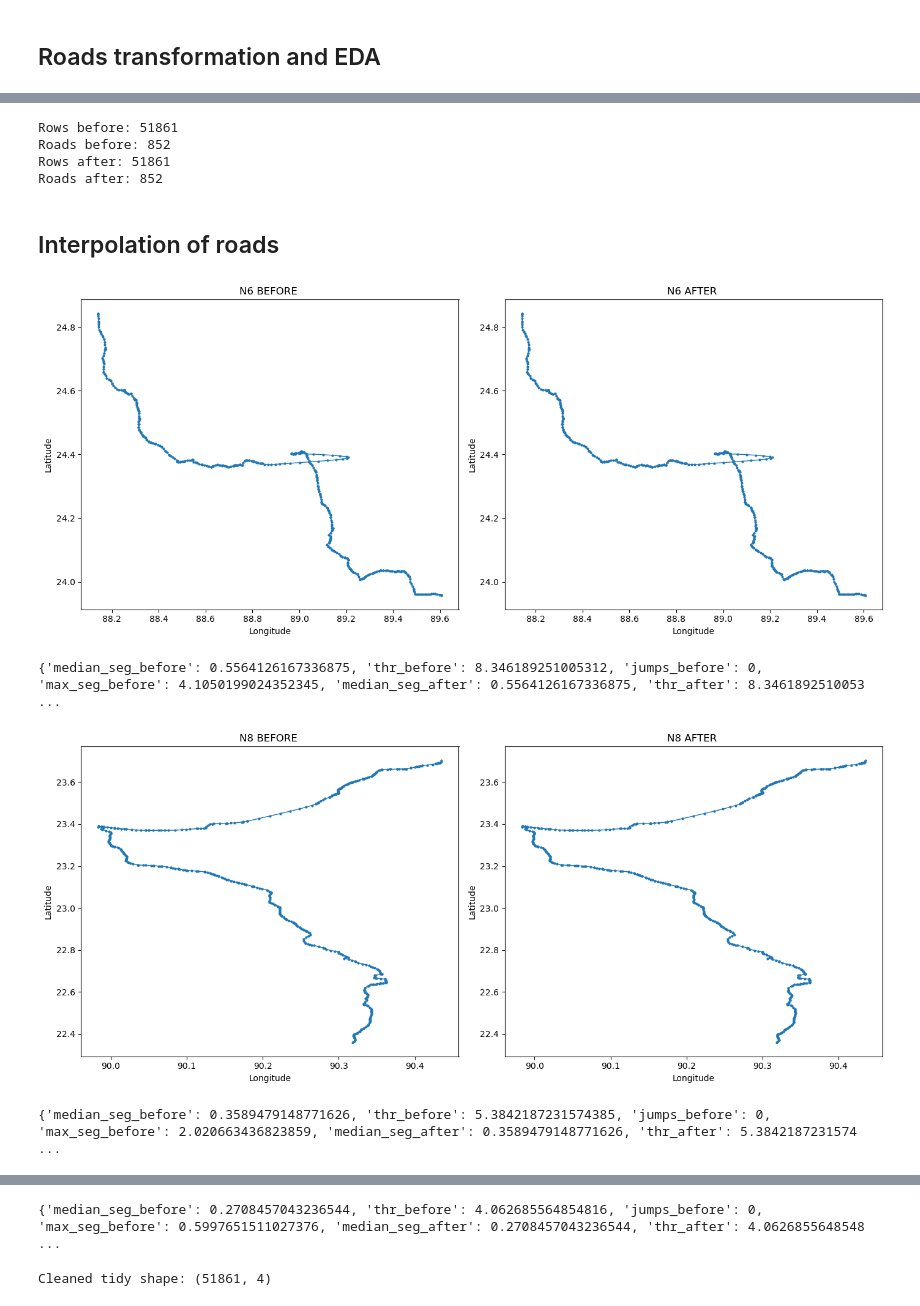
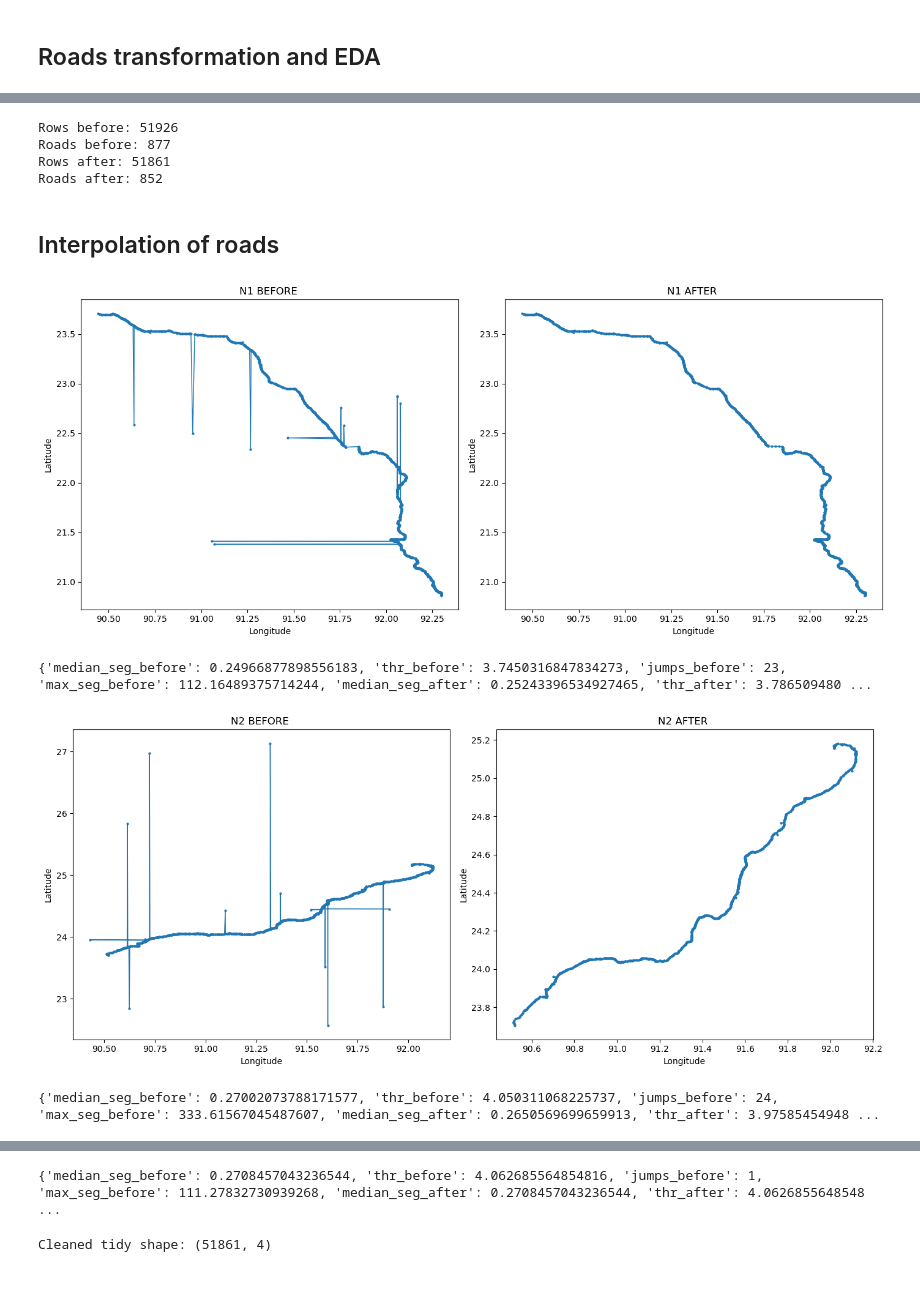
Before and after one commit to taufik-my/ASIM_Team14, a Jupyter notebook: EPA133a-G14-A1/notebook/Notebook Group 14.ipynb, the cells around one changed output, grey strips where cells are left out. Drawn from its saved outputs; the diff is of its cells as text; code cells hidden in the pictures.

```diff
--- a/EPA133a-G14-A1/notebook/Notebook Group 14.ipynb
+++ b/EPA133a-G14-A1/notebook/Notebook Group 14.ipynb
@@ -12,9 +12,9 @@ from pathlib import Path
 ## Load files and EDA
 # %%
 #read bridges and info about LRP data
-lrp=pd.read_csv('../data/raw/Roads_InfoAboutEachLRP.csv', low_memory=False)
+lrp = pd.read_csv('../data/raw/Roads_InfoAboutEachLRP.csv', low_memory=False)
 df_bridge = pd.read_excel("../data/raw/BMMS_overview.xlsx")
-road=pd.read_csv('../data/processed/_roads.tsv', sep='\t', low_memory=False) #take the already proceesd road data as input
+road = pd.read_csv('../data/raw/_roads.tsv', sep='\t', low_memory=False)
 # %% [markdown]
 ## Duplicate values function
 # %%
@@ -873,18 +873,18 @@ tidy = tidy[tidy["road"].isin(roads_to_keep)].copy()
 print("Rows after:", len(tidy))
 print("Roads after:", tidy["road"].nunique())
 # %% [output]
-Rows before: 51861
-Roads before: 852
+Rows before: 51926
+Roads before: 877
 Rows after: 51861
 Roads after: 852
 # %% [markdown]
 ## Interpolation of roads
 # %%
-plot_road_before_after(tidy, "N6", K=15)
-plot_road_before_after(tidy, "N8", K=15)
+plot_road_before_after(tidy, "N1", K=15)
+plot_road_before_after(tidy, "N2", K=15)
 plot_road_before_after(tidy, "N111", K=15)
 # %% [output]
-[figure, old version]
+[figure, new version]
-{'median_seg_before': 0.5564126167336875, 'thr_before': 8.346189251005312, 'jumps_before': 0, 'max_seg_before': 4.1050199024352345, 'median_seg_after': 0.5564126167336875, 'thr_after': 8.3461892510053 ...
+{'median_seg_before': 0.24966877898556183, 'thr_before': 3.7450316847834273, 'jumps_before': 23, 'max_seg_before': 112.16489375714244, 'median_seg_after': 0.25243396534927465, 'thr_after': 3.786509480 ...
-[figure, old version]
+[figure, new version]
-{'median_seg_before': 0.3589479148771626, 'thr_before': 5.3842187231574385, 'jumps_before': 0, 'max_seg_before': 2.020663436823859, 'median_seg_after': 0.3589479148771626, 'thr_after': 5.3842187231574 ...
+{'median_seg_before': 0.27002073788171577, 'thr_before': 4.050311068225737, 'jumps_before': 24, 'max_seg_before': 333.61567045487607, 'median_seg_after': 0.2650569699659913, 'thr_after': 3.97585454948 ...
@@ -892,4 +892,4 @@ plot_road_before_after(tidy, "N111", K=15)
-{'median_seg_before': 0.2708457043236544, 'thr_before': 4.062685564854816, 'jumps_before': 0, 'max_seg_before': 0.5997651511027376, 'median_seg_after': 0.2708457043236544, 'thr_after': 4.0626855648548 ...
+{'median_seg_before': 0.2708457043236544, 'thr_before': 4.062685564854816, 'jumps_before': 1, 'max_seg_before': 111.27832730939268, 'median_seg_after': 0.2708457043236544, 'thr_after': 4.0626855648548 ...
 # %%
 # fix all the roads
 cleaned_tidy, actions_df, metrics_df = repair_all_roads(tidy, K=15, min_run_len=2, max_roads=None)
```
Also changed, not shown: parts of 23 cells of this notebook, 5 other files.
